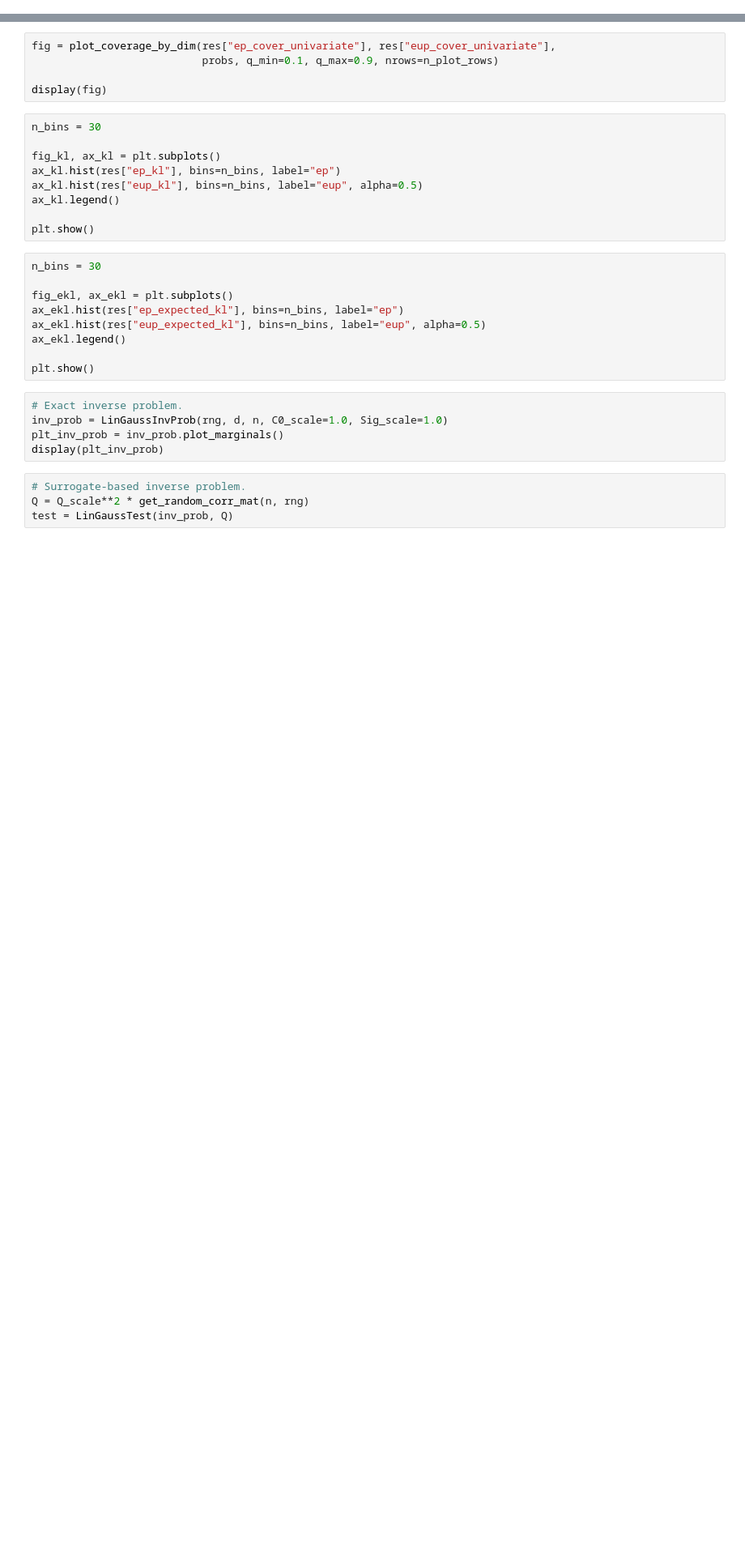
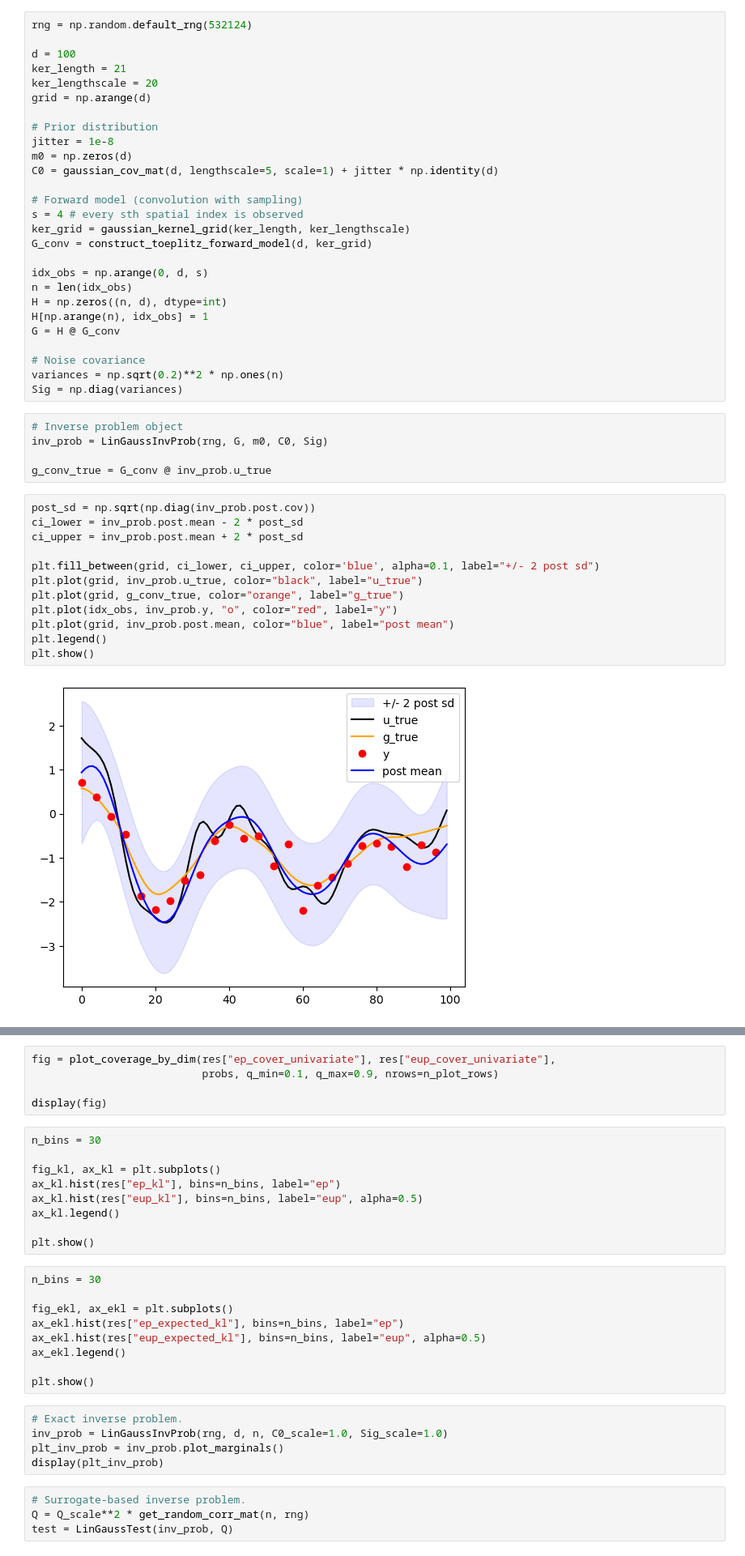
Before and after one commit to arob5/Bayesian-inference-with-surrogates, a Jupyter notebook: experiments/linear_Gaussian/linear_Gaussian_experiment.ipynb, the cells around one changed output, grey strips where cells are left out. Shown at 81% size. Saved outputs shown, nothing was run; the diff lists cells and outputs as text; blank space fills up the shorter version.

Commit message:
Progress on linear Gaussian example / Starting to work on VSEM example.

```diff
--- a/experiments/linear_Gaussian/linear_Gaussian_experiment.ipynb
+++ b/experiments/linear_Gaussian/linear_Gaussian_experiment.ipynb
@@ -11,0 +87,46 @@ from modmcmc.kernels import MarkovKernel, GaussMetropolisKernel, DiscretePCNKern
+# %%
+rng = np.random.default_rng(532124)
+
+d = 100
+ker_length = 21
+ker_lengthscale = 20
+grid = np.arange(d)
+
+# Prior distribution
+jitter = 1e-8
+m0 = np.zeros(d)
+C0 = gaussian_cov_mat(d, lengthscale=5, scale=1) + jitter * np.identity(d)
+
+# Forward model (convolution with sampling)
+s = 4 # every sth spatial index is observed
+ker_grid = gaussian_kernel_grid(ker_length, ker_lengthscale)
+G_conv = construct_toeplitz_forward_model(d, ker_grid)
+
+idx_obs = np.arange(0, d, s)
+n = len(idx_obs)
+H = np.zeros((n, d), dtype=int)
+H[np.arange(n), idx_obs] = 1
+G = H @ G_conv
+
+# Noise covariance
+variances = np.sqrt(0.2)**2 * np.ones(n)
+Sig = np.diag(variances)
+# %%
+# Inverse problem object
+inv_prob = LinGaussInvProb(rng, G, m0, C0, Sig)
+
+g_conv_true = G_conv @ inv_prob.u_true
+# %%
+post_sd = np.sqrt(np.diag(inv_prob.post.cov))
+ci_lower = inv_prob.post.mean - 2 * post_sd
+ci_upper = inv_prob.post.mean + 2 * post_sd
+
+plt.fill_between(grid, ci_lower, ci_upper, color='blue', alpha=0.1, label="+/- 2 post sd")
+plt.plot(grid, inv_prob.u_true, color="black", label="u_true")
+plt.plot(grid, g_conv_true, color="orange", label="g_true")
+plt.plot(idx_obs, inv_prob.y, "o", color="red", label="y")
+plt.plot(grid, inv_prob.post.mean, color="blue", label="post mean")
+plt.legend()
+plt.show()
+# %% [output]
+[figure, added]
```
Also changed, not shown: parts of 18 cells of this notebook, 10 other files.
